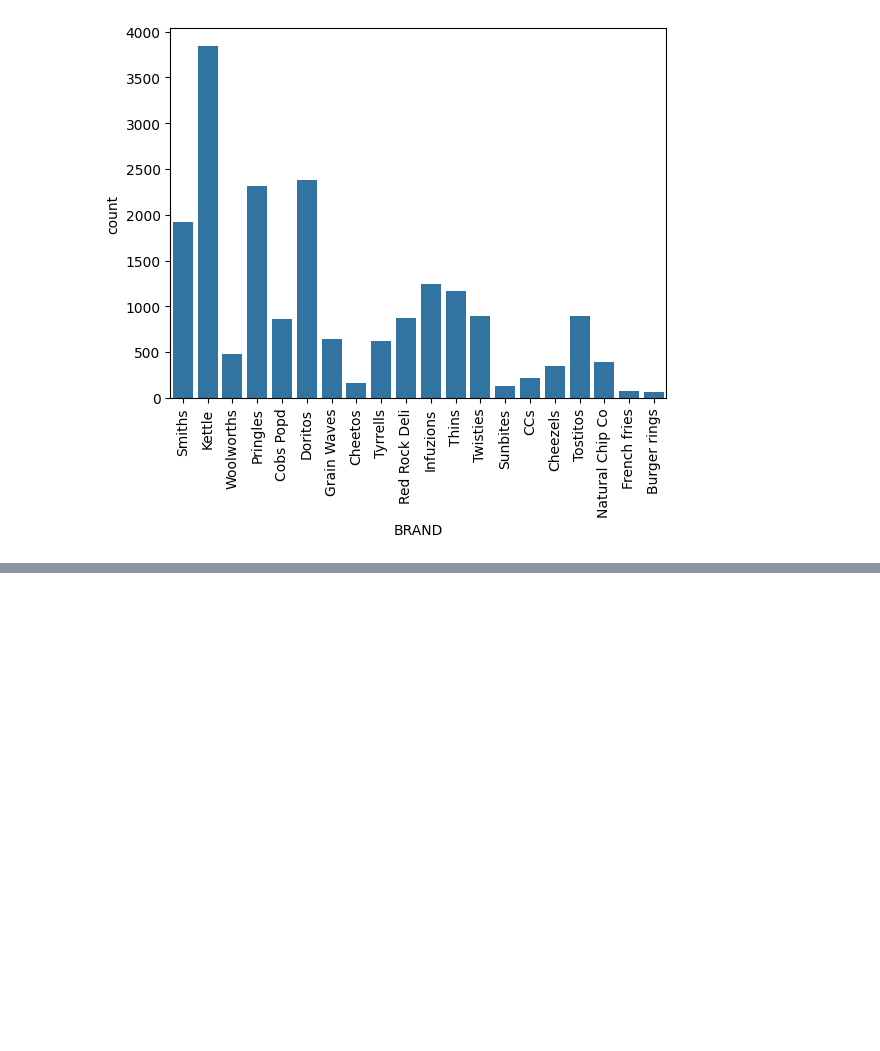
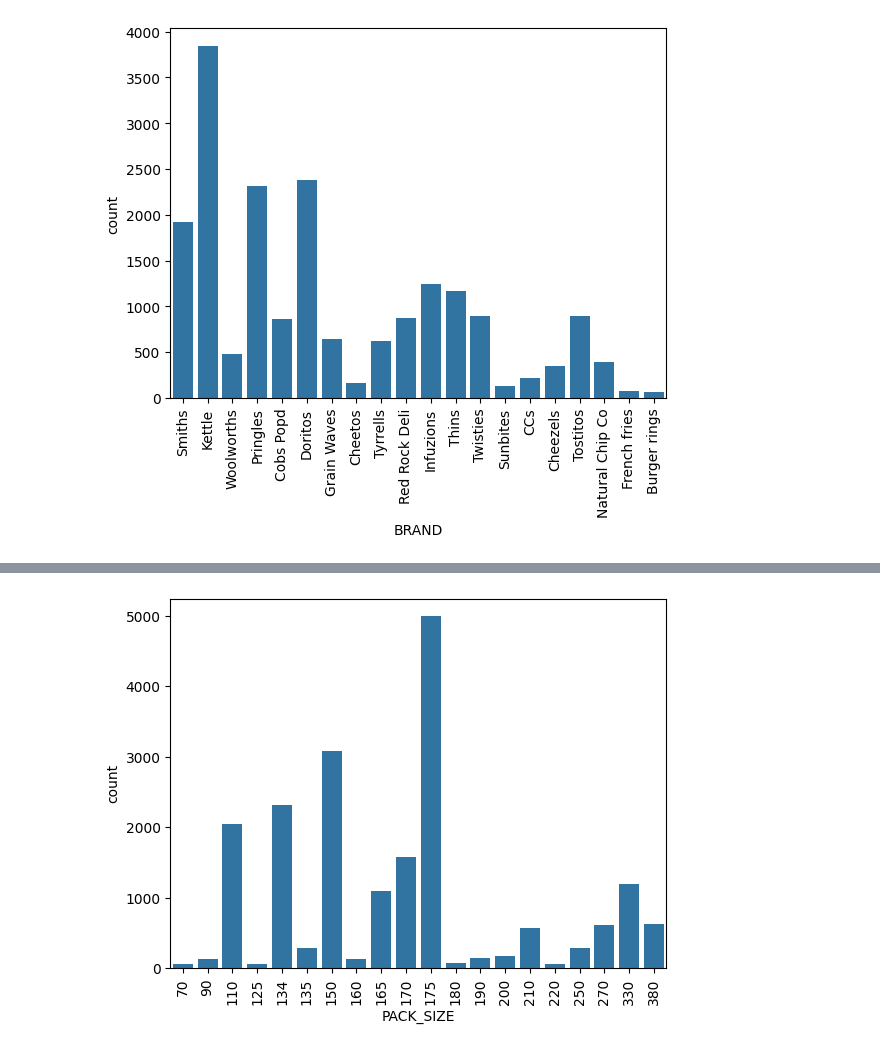
Before and after one commit to Ekatskoropud/Quantium, a Jupyter notebook: Task 1/Data analysis.ipynb, the cells around one changed output, grey strips where cells are left out. Saved outputs shown, nothing was run; the diff lists cells and outputs as text; code cells hidden in the pictures; blank space fills up the shorter version.

```diff
--- a/Task 1/Data analysis.ipynb
+++ b/Task 1/Data analysis.ipynb
@@ -335,0 +384,7 @@ rules.sort_values("lift", ascending=False).head(10)
+# %%
+ax = sns.countplot(data = retantion_target,
+            x = "PACK_SIZE")
+
+ax.tick_params(axis="x", rotation = 90)
+# %% [output]
+[figure, added]
```
Also changed, not shown: parts of 21 cells of this notebook.
